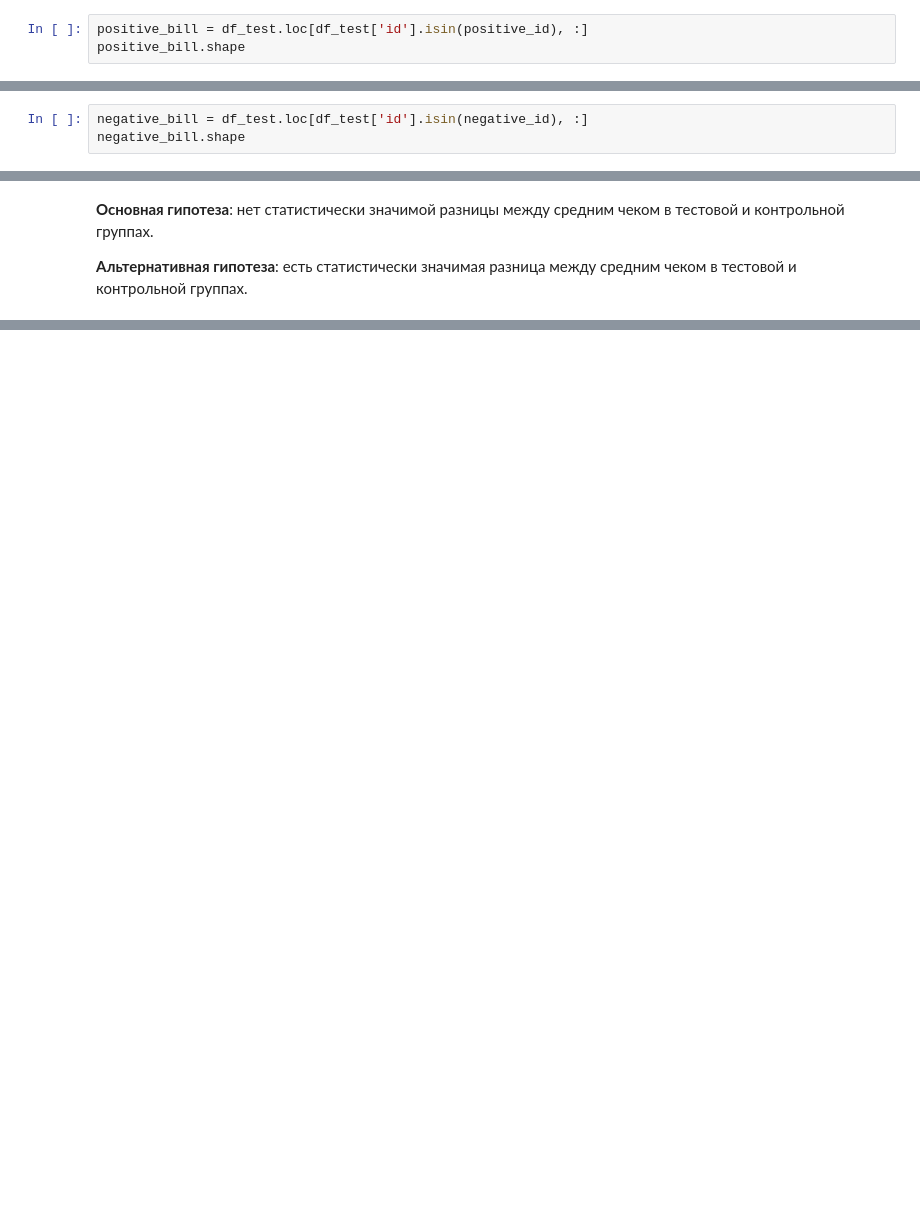
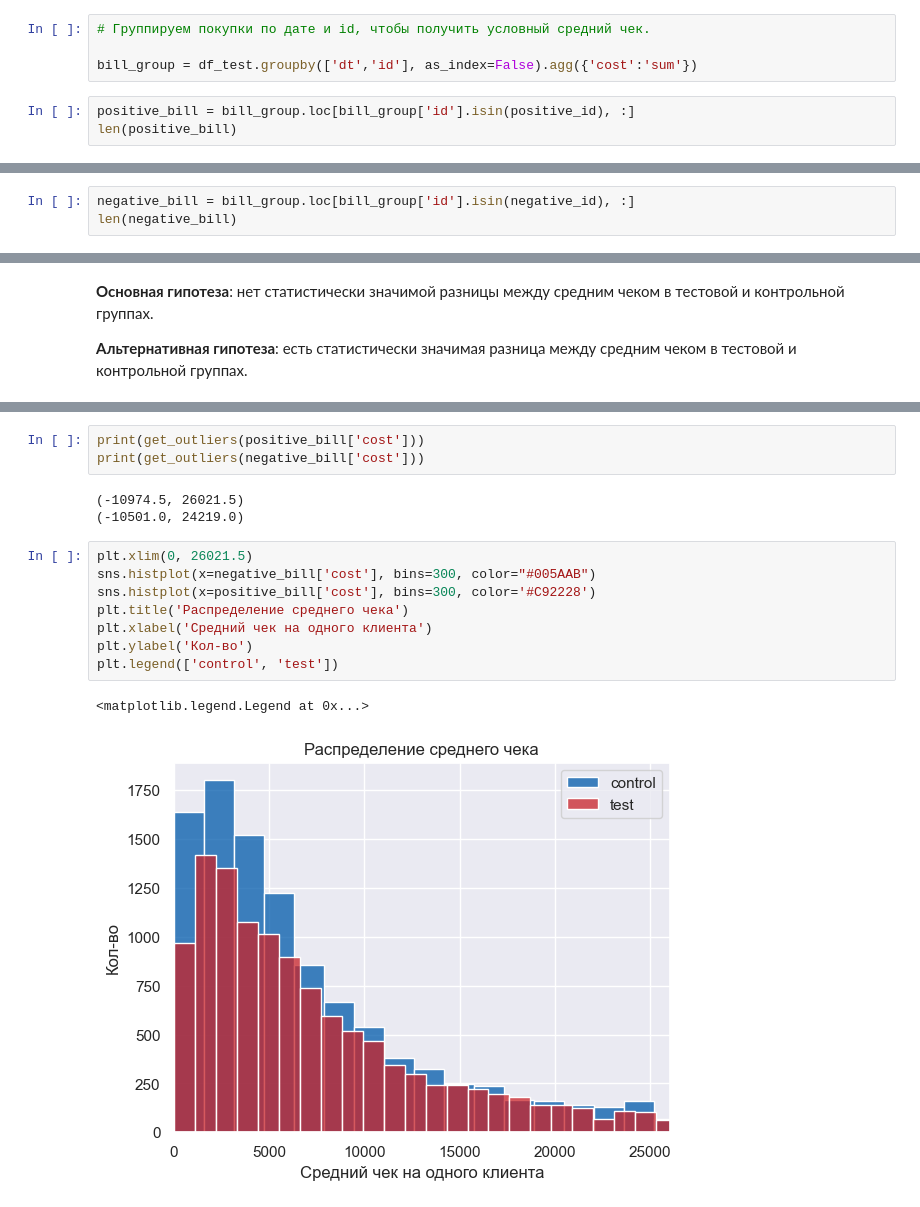
Before and after one commit to Dimayo/sporting_store, a Jupyter notebook: research.ipynb, the cells around one changed output, grey strips where cells are left out. Drawn from its saved outputs; the diff is of its cells as text; blank space fills up the shorter version.

Commit message:
A/B test evaluation completed

```diff
--- a/research.ipynb
+++ b/research.ipynb
@@ -613,7 +613,11 @@ ax.set_title('Средняя выручка на одного клиента')
 # %% [output]
 Text(0.5, 1.0, 'Средняя выручка на одного клиента')
 [figure]
+# %%
+# Группируем покупки по дате и id, чтобы получить условный средний чек.
+
+bill_group = df_test.groupby(['dt','id'], as_index=False).agg({'cost':'sum'})
 # %%
-positive_bill = df_test.loc[df_test['id'].isin(positive_id), :]
-positive_bill.shape
+positive_bill = bill_group.loc[bill_group['id'].isin(positive_id), :]
+len(positive_bill)
 # %% [output]
@@ -621,4 +625,4 @@ positive_bill.shape
 # %%
-negative_bill = df_test.loc[df_test['id'].isin(negative_id), :]
-negative_bill.shape
+negative_bill = bill_group.loc[bill_group['id'].isin(negative_id), :]
+len(negative_bill)
 # %% [output]
@@ -639,0 +655,17 @@ ShapiroResult(statistic=0.4403039216995239, pvalue=0.0)
+# %%
+print(get_outliers(positive_bill['cost']))
+print(get_outliers(negative_bill['cost']))
+# %% [output]
+(-10974.5, 26021.5)
+(-10501.0, 24219.0)
+# %%
+plt.xlim(0, 26021.5)
+sns.histplot(x=negative_bill['cost'], bins=300, color="#005AAB")
+sns.histplot(x=positive_bill['cost'], bins=300, color='#C92228')
+plt.title('Распределение среднего чека')
+plt.xlabel('Средний чек на одного клиента')
+plt.ylabel('Кол-во')
+plt.legend(['control', 'test'])
+# %% [output]
+<matplotlib.legend.Legend at 0x...>
+[figure, added]
```
Also changed, not shown: parts of 28 cells of this notebook.
